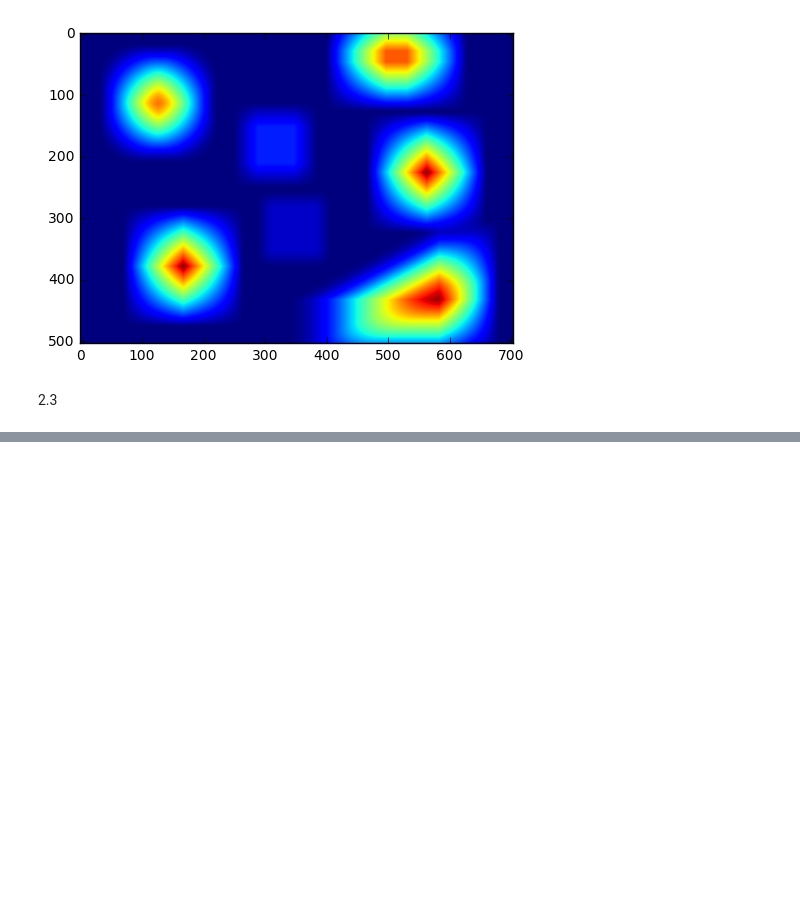
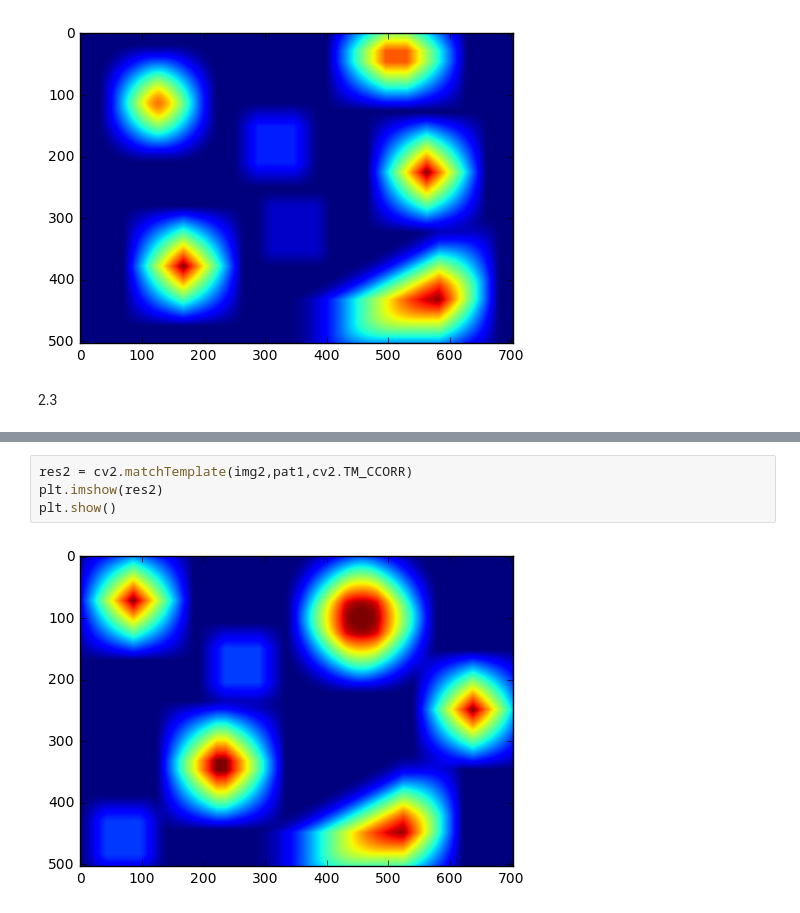
Before and after one commit to kanoria/cv-technion, a Jupyter notebook: Section2.ipynb, the cells around one changed output, grey strips where cells are left out. Drawn from its saved outputs; the diff is of its cells as text; blank space fills up the shorter version.

```diff
--- a/Section2.ipynb
+++ b/Section2.ipynb
@@ -67,0 +86,6 @@ plt.show()
+# %%
+res2 = cv2.matchTemplate(img2,pat1,cv2.TM_CCORR)
+plt.imshow(res2)
+plt.show()
+# %% [output]
+[figure, added]
```
Also changed, not shown: parts of 28 cells of this notebook.
